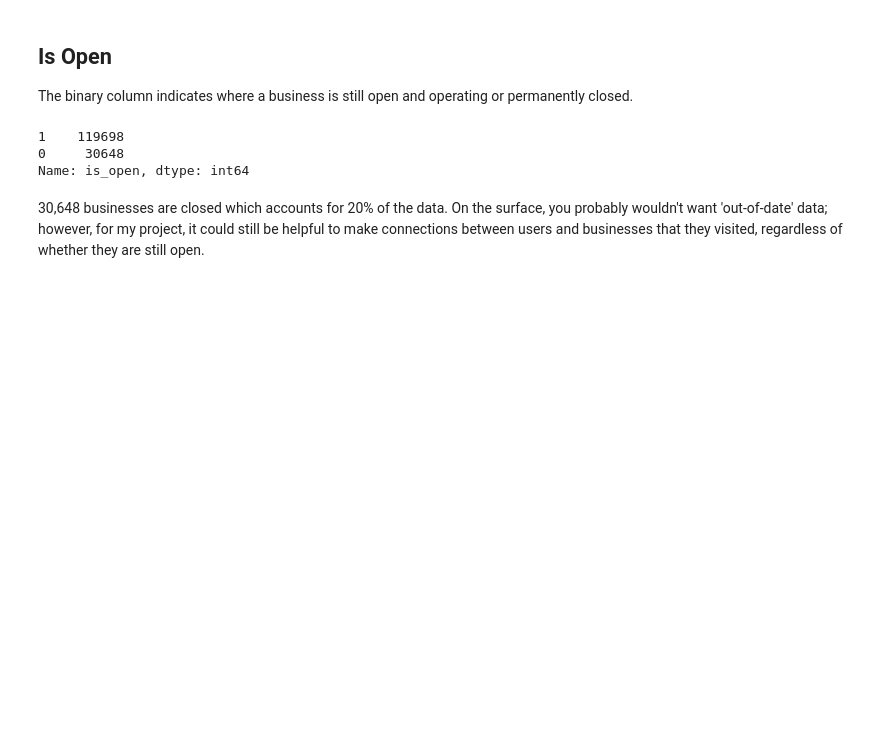
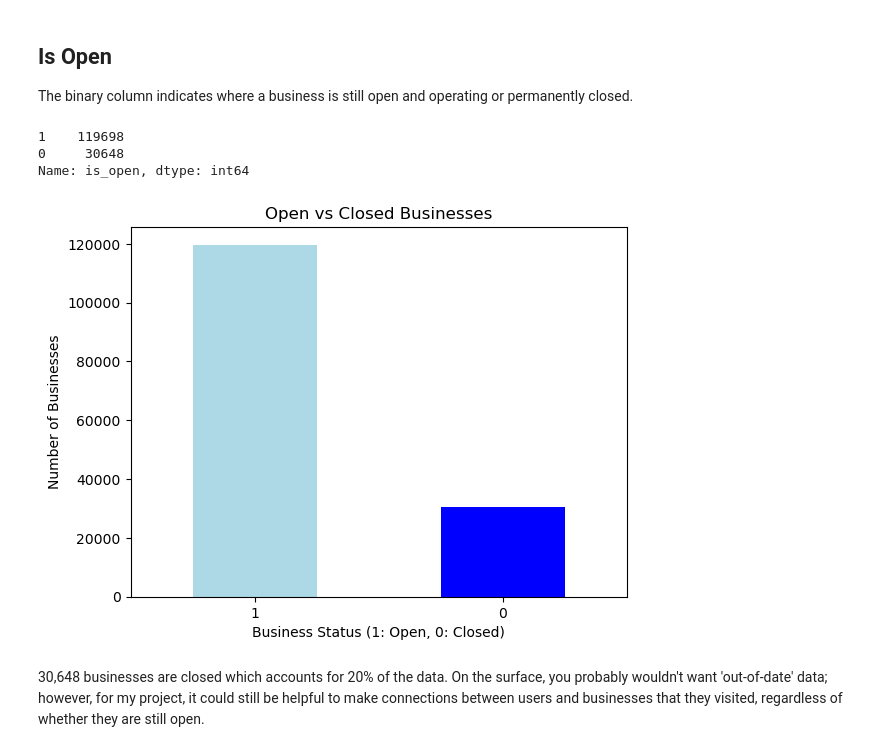
Before and after one commit to drojas-25/BrainStation-Capstone, a Jupyter notebook: Notebooks/EDA.ipynb, the cells around one changed output. Drawn from its saved outputs; the diff is of its cells as text; code cells hidden in the pictures; blank space fills up the shorter version.

```diff
--- a/Notebooks/EDA.ipynb
+++ b/Notebooks/EDA.ipynb
@@ -282,6 +281,22 @@ df_b['is_open'].value_counts()
 1    119698
 0     30648
 Name: is_open, dtype: int64
+# %%
+is_open_vc = df_b['is_open'].value_counts()
+# %%
+is_open_vc.plot(kind='bar', color=['lightblue', 'blue'])
+
+plt.title('Open vs Closed Businesses')
+plt.xlabel('Business Status (1: Open, 0: Closed)')
+plt.ylabel('Number of Businesses')
+plt.xticks(rotation=0)
+
+# Save as PNG
+#plt.savefig('figures/OpenVsClosedBusinesses.png')
+
+plt.show()
+# %% [output]
+[figure, added]
 # %% [markdown]
 30,648 businesses are closed which accounts for 20% of the data. On the surface, you probably wouldn't want 'out-of-date' data; however, for my project, it could still be helpful to make connections between users and businesses that they visited, regardless of whether they are still open.
 # %% [markdown]
```
Also changed, not shown: parts of 108 cells of this notebook, 2 other files.
